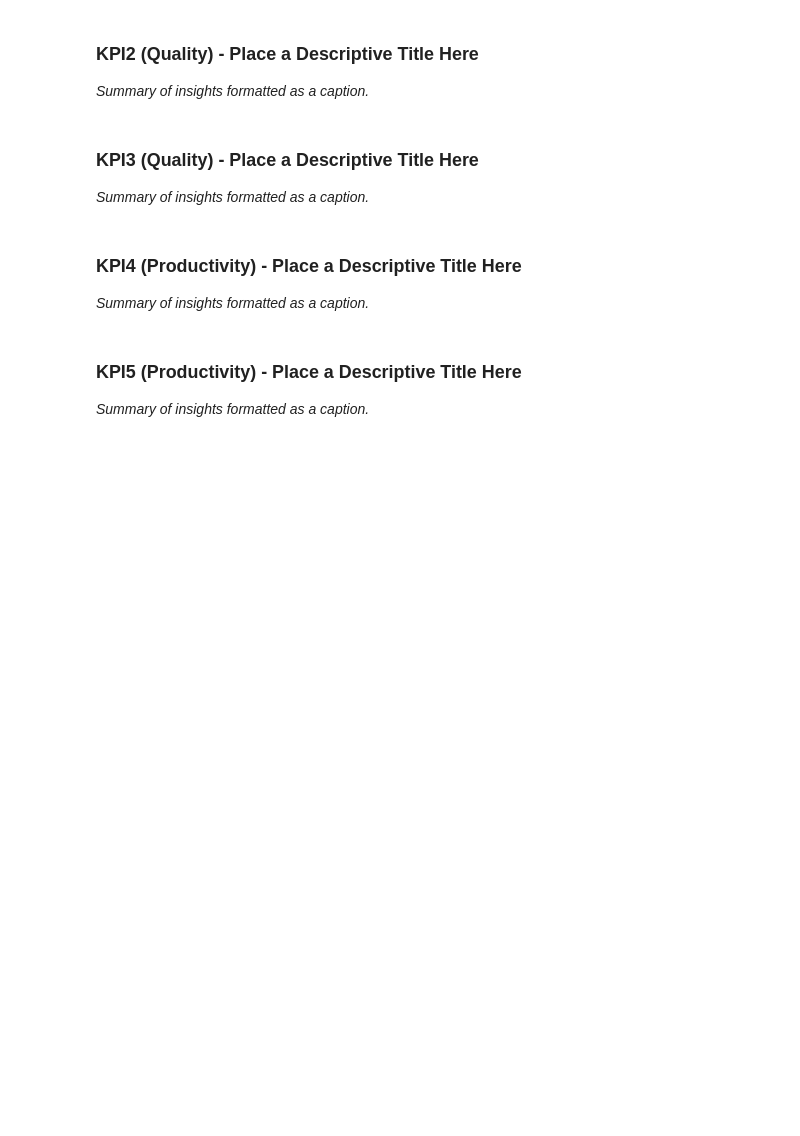
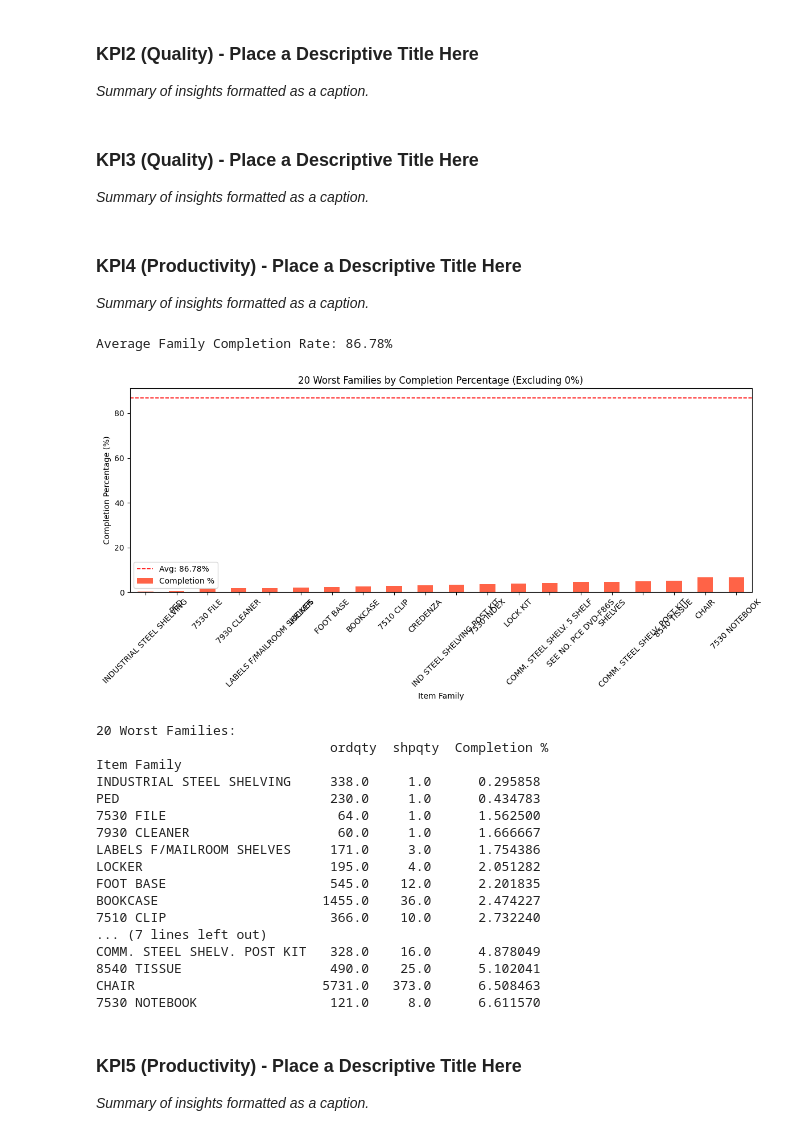
Before and after one commit to TSNijhuis/WarehousingAS1, a Jupyter notebook: wh-as_activity-profiling-template.ipynb, the cells around one changed output. Drawn from its saved outputs; the diff is of its cells as text; code cells hidden in the pictures; blank space fills up the shorter version.

```diff
--- a/wh-as_activity-profiling-template.ipynb
+++ b/wh-as_activity-profiling-template.ipynb
@@ -423,3 +484,74 @@ Name: Item Number, dtype: int64
+# %%
+import pandas as pd
+import matplotlib.pyplot as plt
+
+# --- Load sales data ---
+sales = pd.read_csv(folder / "dc23Sales04.txt", sep="\t").groupby("item")[["ordqty", "shpqty"]].sum()
+sales = sales[sales["ordqty"] > 0]  # avoid divide by zero
+sales["Completion %"] = sales["shpqty"] / sales["ordqty"] * 100
+
+# --- Load item descriptions ---
+items = pd.read_csv(folder / "ITEMDATAV2.txt", sep="\t")
+items["Item Family"] = items["Description"].str.split(",").str[0].str.strip()
+
+# --- Merge sales with item families ---
+sales = sales.merge(items[["Item Number", "Item Family"]], left_on="item", right_on="Item Number", how="left")
+
+# --- Aggregate by family ---
+family_completion = (
+    sales.groupby("Item Family")[["ordqty", "shpqty"]]
+    .sum()
+)
+family_completion["Completion %"] = family_completion["shpqty"] / family_completion["ordqty"] * 100
+
+# --- Exclude families with 0% completion ---
+family_completion = family_completion[family_completion["Completion %"] > 0]
+
+# --- Compute average completion (all families) ---
+avg_family_completion = family_completion["Completion %"].mean()
+print(f"\nAverage Family Completion Rate: {avg_family_completion:.2f}%")
+
+# --- Select 20 worst families ---
+worst_families = family_completion.nsmallest(20, "Completion %")
+
+# --- Plot ---
+fig, ax = plt.subplots(figsize=(12, 6))
+worst_families["Completion %"].plot(kind="bar", color="tomato", ax=ax)
+
+# Add horizontal line for overall average
+ax.axhline(avg_family_completion, color="red", linestyle="--", linewidth=1.2,
+           label=f"Avg: {avg_family_completion:.2f}%")
+
+ax.set_ylabel("Completion Percentage (%)")
+ax.set_xlabel("Item Family")
+ax.set_title("20 Worst Families by Completion Percentage (Excluding 0%)")
+ax.tick_params(axis="x", labelrotation=45)
+ax.legend()
+plt.tight_layout()
+plt.show()
+
+# --- Print table ---
+print("\n20 Worst Families:\n", worst_families)
+# %% [output]
+Average Family Completion Rate: 86.78%
+[figure, added]
+20 Worst Families:
+                              ordqty  shpqty  Completion %
+Item Family
+INDUSTRIAL STEEL SHELVING     338.0     1.0      0.295858
+PED                           230.0     1.0      0.434783
+7530 FILE                      64.0     1.0      1.562500
+7930 CLEANER                   60.0     1.0      1.666667
+LABELS F/MAILROOM SHELVES     171.0     3.0      1.754386
+LOCKER                        195.0     4.0      2.051282
+FOOT BASE                     545.0    12.0      2.201835
+BOOKCASE                     1455.0    36.0      2.474227
+7510 CLIP                     366.0    10.0      2.732240
+... (7 lines left out)
+COMM. STEEL SHELV. POST KIT   328.0    16.0      4.878049
+8540 TISSUE                   490.0    25.0      5.102041
+CHAIR                        5731.0   373.0      6.508463
+7530 NOTEBOOK                 121.0     8.0      6.611570
 # %% [markdown]
 ### KPI5 (Productivity) - Place a Descriptive Title Here
 
```
Also changed, not shown: parts of 7 cells of this notebook.
